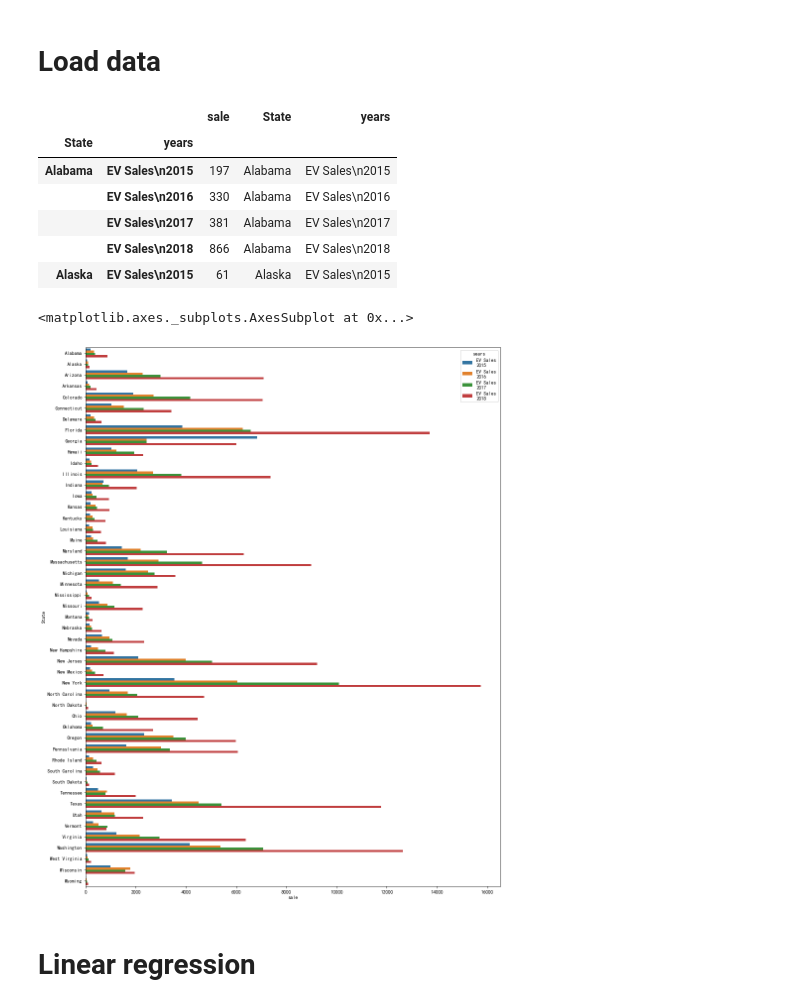
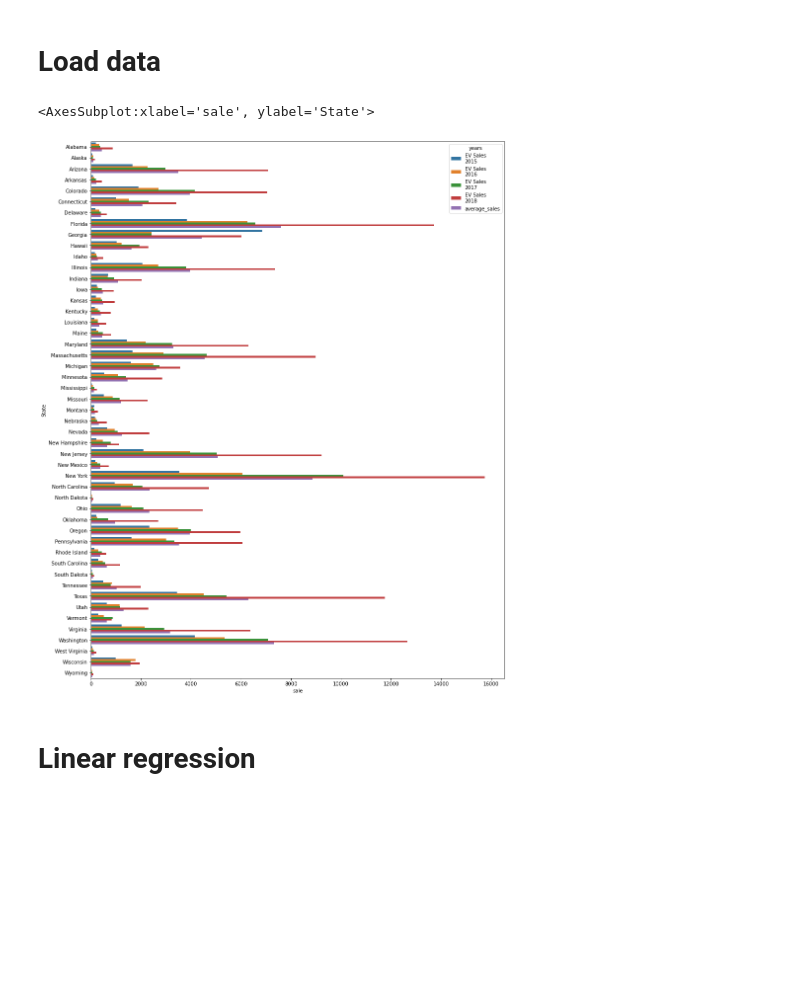
Before and after one commit to Disguiser23/ECE143-project-group11, a Jupyter notebook: data analysis and visualization (1).ipynb, the cells around one changed output. Drawn from its saved outputs; the diff is of its cells as text; code cells hidden in the pictures; blank space fills up the shorter version.

```diff
--- a/data analysis and visualization (1).ipynb
+++ b/data analysis and visualization (1).ipynb
@@ -12,27 +12,22 @@ df.set_index(["State"], inplace=True)
 df = df.drop("California")
 df = df.drop("District of Columbia") # advanced degree outlier
 # %%
-sale_4years = df.iloc[:,0:4]
-sale_4years['State'] = sale_4years.index.get_level_values('State')
-x=pd.melt(sale_4years,id_vars="State", var_name="years", value_name="sale")
+# Compute average sales and add to df
+if 'average_sales' not in df:
+    df.insert(4, 'average_sales', df.iloc[:,0:4].mean(axis=1).to_frame())
+    df['average_sales'] = df['average_sales'].astype(int)
+# Plot state sales data
+sales_data = df.iloc[:,0:5]
+sales_data['State'] = sales_data.index.get_level_values('State')
+x=pd.melt(sales_data,id_vars="State", var_name="years", value_name="sale")
 y=x.groupby(["State","years"]).sum()
 y['State'] = y.index.get_level_values('State')
 y['years'] = y.index.get_level_values('years')
-y.head()
+plt.figure(figsize=(15,20))
+sns.barplot(x='sale', y='State', hue="years",data=y)
 # %% [output]
-|  |  | sale | State | years |
-| State | years |  |  |  |
-| Alabama | EV Sales\n2015 | 197 | Alabama | EV Sales\n2015 |
-|  | EV Sales\n2016 | 330 | Alabama | EV Sales\n2016 |
-|  | EV Sales\n2017 | 381 | Alabama | EV Sales\n2017 |
-|  | EV Sales\n2018 | 866 | Alabama | EV Sales\n2018 |
-| Alaska | EV Sales\n2015 | 61 | Alaska | EV Sales\n2015 |
+<AxesSubplot:xlabel='sale', ylabel='State'>
+[figure, added]
-# %%
-plt.figure(figsize=(15,20))
-sns.barplot(x='sale', y='State', hue="years",data=y)
-# %% [output]
-<matplotlib.axes._subplots.AxesSubplot at 0x...>
-[figure, removed]
 # %% [markdown]
 # Linear regression
 # %%
```
Also changed, not shown: parts of 6 cells of this notebook.
